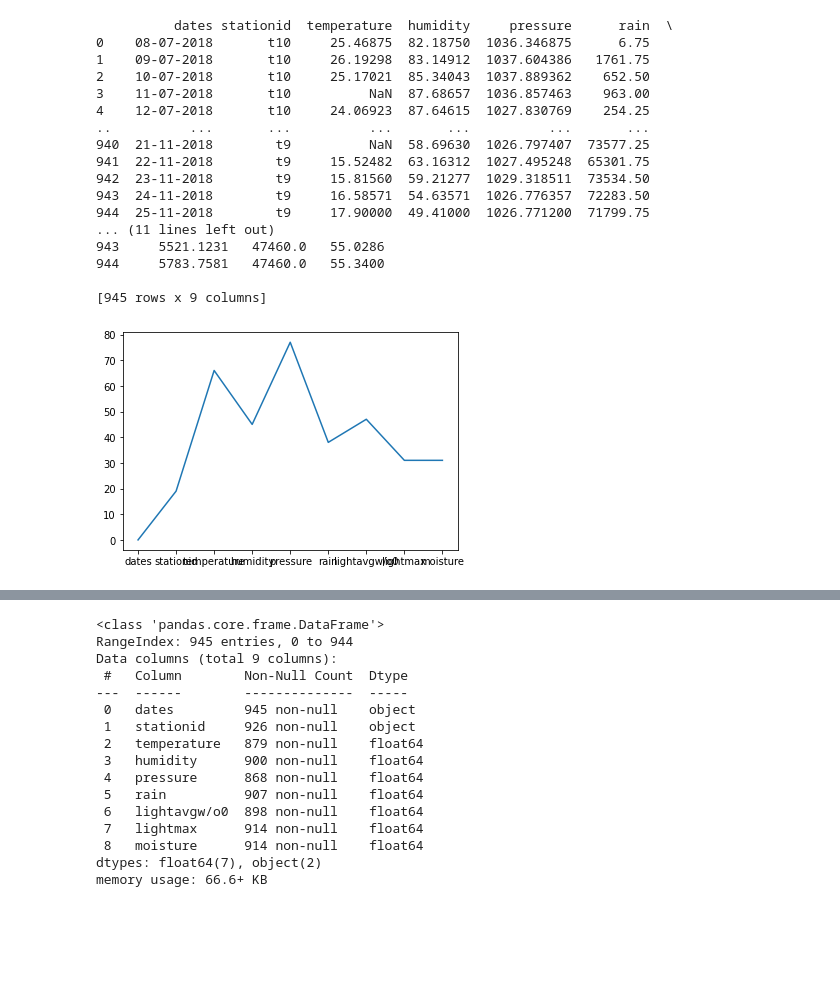
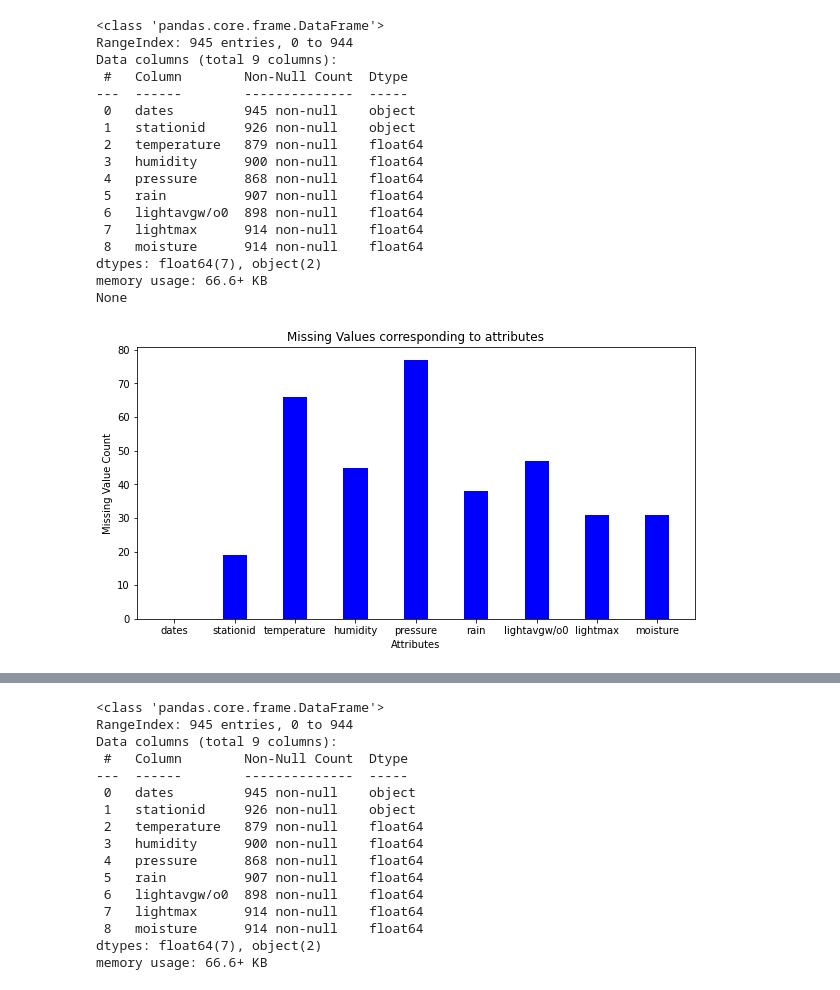
Before and after one commit to Anirudh-Sathish/Data-Science-and-Python, a Jupyter notebook: Lab11/plotmiss.ipynb, the cells around one changed output, grey strips where cells are left out. Cells and saved outputs as stored; diff of their text form; code cells hidden in the pictures; blank space fills up the shorter version.

```diff
--- a/Lab11/plotmiss.ipynb
+++ b/Lab11/plotmiss.ipynb
@@ -25,31 +62,42 @@ import math
 # %%
 # Opening the neccesary file
 missing_landslide_data = pd.read_csv("landslide_data3_miss.csv")
-print(missing_landslide_data)
+print(missing_landslide_data.info())
 # %% [output]
-          dates stationid  temperature  humidity     pressure      rain  \
-0    08-07-2018       t10     25.46875  82.18750  1036.346875      6.75
-1    09-07-2018       t10     26.19298  83.14912  1037.604386   1761.75
-2    10-07-2018       t10     25.17021  85.34043  1037.889362    652.50
-3    11-07-2018       t10          NaN  87.68657  1036.857463    963.00
-4    12-07-2018       t10     24.06923  87.64615  1027.830769    254.25
-..          ...       ...          ...       ...          ...       ...
-940  21-11-2018        t9          NaN  58.69630  1026.797407  73577.25
-941  22-11-2018        t9     15.52482  63.16312  1027.495248  65301.75
-942  23-11-2018        t9     15.81560  59.21277  1029.318511  73534.50
-943  24-11-2018        t9     16.58571  54.63571  1026.776357  72283.50
-944  25-11-2018        t9     17.90000  49.41000  1026.771200  71799.75
-... (11 lines left out)
-943     5521.1231   47460.0   55.0286
-944     5783.7581   47460.0   55.3400
-
-[945 rows x 9 columns]
+<class 'pandas.core.frame.DataFrame'>
+RangeIndex: 945 entries, 0 to 944
+Data columns (total 9 columns):
+ #   Column        Non-Null Count  Dtype
+---  ------        --------------  -----
+ 0   dates         945 non-null    object
+ 1   stationid     926 non-null    object
+ 2   temperature   879 non-null    float64
+ 3   humidity      900 non-null    float64
+ 4   pressure      868 non-null    float64
+ 5   rain          907 non-null    float64
+ 6   lightavgw/o0  898 non-null    float64
+ 7   lightmax      914 non-null    float64
+ 8   moisture      914 non-null    float64
+dtypes: float64(7), object(2)
+memory usage: 66.6+ KB
+None
-# %%
-# (a) Plotting the missing values
-missing_val = missing_landslide_data.isnull()
-missingWithColumn = missing_val.sum()
-missingWithColumn.plot()
-plt.show()
-# %% [output]
-[figure, removed]
+# %%
+# (a) Plotting the missing values vs Attributes
+missing_val = missing_landslide_data.isnull()
+missingWithColumn = missing_val.sum()
+fig = plt.figure(figsize = (10, 5))
+
+values = missingWithColumn.to_list()
+
+missingWithColumn = missingWithColumn.to_frame()
+# creating the bar plot
+plt.bar(missingWithColumn.index ,values, color ='blue',
+        width = 0.4)
+
+plt.xlabel("Attributes")
+plt.ylabel("Missing Value Count")
+plt.title("Missing Values corresponding to attributes")
+plt.show()
+# %% [output]
+[figure, added]
 # %%
```
Also changed, not shown: parts of 32 cells of this notebook, 9 other files.
